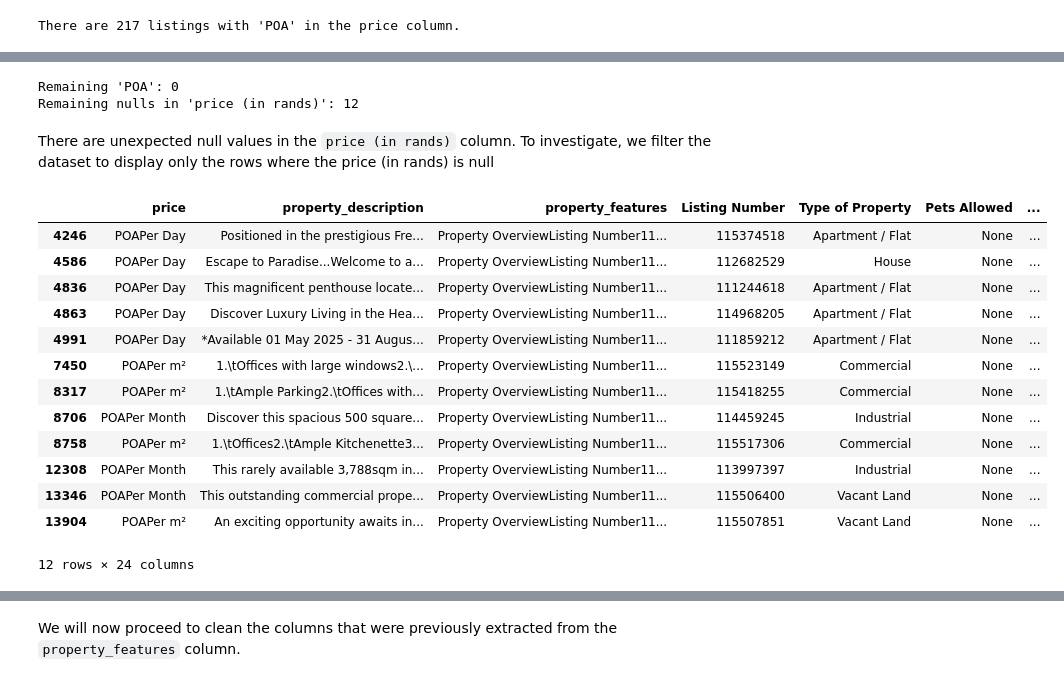
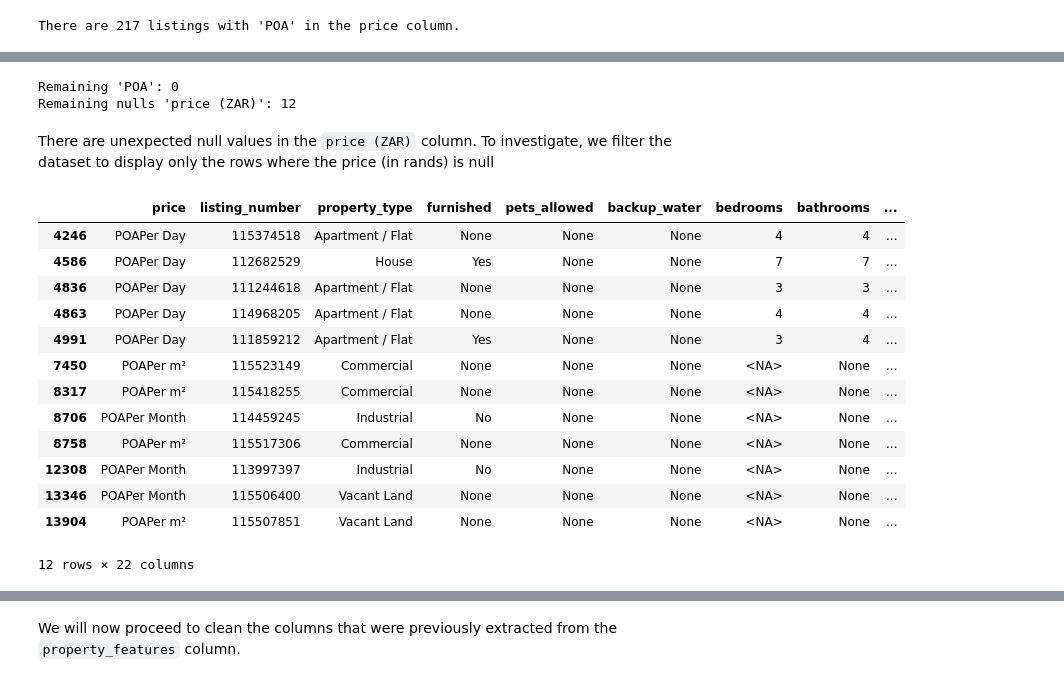
Before and after one commit to preciousratlhagane/south-african-property-market-analysis, a Jupyter notebook: notebooks/01_data_cleaning_rentals.ipynb, the cells around one changed output, grey strips where cells are left out. Saved outputs shown, nothing was run; the diff lists cells and outputs as text; code cells hidden in the pictures.

Commit message:
Add additional comments to code and additional explanations to explain the data cleaning process.

```diff
--- a/notebooks/01_data_cleaning_rentals.ipynb
+++ b/notebooks/01_data_cleaning_rentals.ipynb
@@ -132,3 +136,6 @@ rental_listings = rental_listings.drop_duplicates().reset_index(drop=True)
+# %%
+# Drop the `property_description` column
+rental_listings.drop(columns=['property_description'], inplace=True)
 # %% [markdown]
 #### Property features extraction
 # %% [markdown]
@@ -205,9 +214,9 @@ def extract_bedrooms_from_property_title(title):
     match = re.search(r'(\d+)[-\s]?bedroom', title.lower())
     return int(match.group(1)) if match else None
 
-results_df['Bedrooms'] = results_df['Bedrooms'].fillna(
-    results_df.apply(lambda row: extract_bedrooms_from_property_title(row['property_title']) if pd.isna(row['Bedrooms']) else row['Bedrooms'], axis=1))
+results_df['bedrooms'] = results_df['bedrooms'].fillna(
+    results_df.apply(lambda row: extract_bedrooms_from_property_title(row['property_title']) if pd.isna(row['bedrooms']) else row['bedrooms'], axis=1))
 
-# Optional: convert to integer if needed
-results_df['Bedrooms'] = pd.to_numeric(results_df['Bedrooms'], errors='coerce').astype('Int64')
+# Convert the column to integer
+results_df['bedrooms'] = pd.to_numeric(results_df['bedrooms'], errors='coerce').astype('Int64')
 # %%
@@ -327,14 +335,14 @@ results_df['price_clean'] = results_df['price'].str.replace(
     r'\s+', '', regex=True)
 
 # Now extract the numeric part (digits only, continuous)
-results_df['price (in rands)'] = results_df['price_clean'].str.extract(
+results_df['price (ZAR)'] = results_df['price_clean'].str.extract(
     r'R?(\d+)', expand=False)
 
-# Convert the price(in rands) column to numeric
-results_df['price (in rands)'] = pd.to_numeric(
-    results_df['price (in rands)'], errors='coerce')
+# Convert the price(ZAR) column to numeric
+results_df['price (ZAR)'] = pd.to_numeric(
+    results_df['price (ZAR)'], errors='coerce')
 
-# Drop the helper clean column if you want
+# Drop the helper column `price_clean` column
 results_df.drop(columns=['price_clean'], inplace=True)
 
 # Then clean blank or whitespace-only price_type entries as before
@@ -342,5 +350,5 @@ results_df['price_type'] = results_df['price_type'].replace(
     r'^\s*$', pd.NA, regex=True)
 
 # Preview results
-print(results_df[['price', 'price_type', 'price (in rands)']].head())
+print(results_df[['price', 'price_type', 'price (ZAR)']].head())
 # %% [output]
@@ -405,20 +413,22 @@ There are currently 217 rows containing "POA". To clean this, we will calculate
 # %%
 # Identify POA rows with valid price_type
 poa_mask = results_df['price'].str.lower().str.startswith('poa')
-poa_with_type_mask = poa_mask & results_df['price_type'].notna() & (results_df['price_type'] != '')
+poa_with_type_mask = poa_mask & results_df['price_type'].notna() & (
+    results_df['price_type'] != '')
 
-# Calculate averages for the suburb, Type of Property and price_type
-avg_prices = results_df[~poa_mask & results_df['price (in rands)'].notna()] \
-    .groupby(['suburb', 'Type of Property', 'price_type'])['price (in rands)'] \
+# Calculate averages for the suburb, property_type and price_type
+avg_prices = results_df[~poa_mask & results_df['price (ZAR)'].notna()] \
+    .groupby(['suburb', 'property_type', 'price_type'])['price (ZAR)'] \
     .apply(lambda x: pd.to_numeric(x, errors='coerce').mean()) \
-    .reset_index().rename(columns={'price (in rands)': 'price_avg'})
+    .reset_index().rename(columns={'price (ZAR)': 'price_avg'})
 
 # Merge the averages into the original DataFrame
-results_df = results_df.merge(avg_prices, on=['suburb', 'Type of Property', 'price_type'], how='left')
+results_df = results_df.merge(
+    avg_prices, on=['suburb', 'property_type', 'price_type'], how='left')
 
 # Replace the POA with non-empty price_types with the averages
 results_df.loc[poa_with_type_mask,
-'price (in rands)'] = results_df.loc[poa_with_type_mask, 'price_avg']
+               'price (ZAR)'] = results_df.loc[poa_with_type_mask, 'price_avg']
 
 # Drop the POA rows without a price type
 results_df = results_df[~(poa_mask & ~poa_with_type_mask)]
@@ -427,29 +437,29 @@ results_df = results_df[~(poa_mask & ~poa_with_type_mask)]
 results_df.drop(columns=['price_avg'], inplace=True)
 # %%
 print("Remaining 'POA':", results_df['price'].str.lower().eq('poa').sum())
-print("Remaining nulls in 'price (in rands)':",
-      results_df['price (in rands)'].isna().sum())
+print("Remaining nulls 'price (ZAR)':",
+      results_df['price (ZAR)'].isna().sum())
 # %% [output]
 Remaining 'POA': 0
-Remaining nulls in 'price (in rands)': 12
+Remaining nulls 'price (ZAR)': 12
 # %% [markdown]
-There are unexpected null values in the `price (in rands)` column. To investigate, we filter the dataset to display only the rows where the price (in rands) is null
+There are unexpected null values in the `price (ZAR)` column. To investigate, we filter the dataset to display only the rows where the price (in rands) is null
 # %%
-# Get the rows where price (in rands) is null
-results_df[results_df['price (in rands)'].isna()]
+# Get the rows where price (ZAR) is null
+results_df[results_df['price (ZAR)'].isna()]
 # %% [output]
-|  | price | property_description | property_features | Listing Number | Type of Property | Pets Allowed | ... |
-| 4246 | POAPer Day | Positioned in the prestigious Fre... | Property OverviewListing Number11... | 115374518 | Apartment / Flat | None | ... |
-| 4586 | POAPer Day | Escape to Paradise...Welcome to a... | Property OverviewListing Number11... | 112682529 | House | None | ... |
-| 4836 | POAPer Day | This magnificent penthouse locate... | Property OverviewListing Number11... | 111244618 | Apartment / Flat | None | ... |
-| 4863 | POAPer Day | Discover Luxury Living in the Hea... | Property OverviewListing Number11... | 114968205 | Apartment / Flat | None | ... |
-| 4991 | POAPer Day | *Available 01 May 2025 - 31 Augus... | Property OverviewListing Number11... | 111859212 | Apartment / Flat | None | ... |
-| 7450 | POAPer m² | 1.\tOffices with large windows2.\... | Property OverviewListing Number11... | 115523149 | Commercial | None | ... |
-| 8317 | POAPer m² | 1.\tAmple Parking2.\tOffices with... | Property OverviewListing Number11... | 115418255 | Commercial | None | ... |
-| 8706 | POAPer Month | Discover this spacious 500 square... | Property OverviewListing Number11... | 114459245 | Industrial | None | ... |
-| 8758 | POAPer m² | 1.\tOffices2.\tAmple Kitchenette3... | Property OverviewListing Number11... | 115517306 | Commercial | None | ... |
-| 12308 | POAPer Month | This rarely available 3,788sqm in... | Property OverviewListing Number11... | 113997397 | Industrial | None | ... |
-| 13346 | POAPer Month | This outstanding commercial prope... | Property OverviewListing Number11... | 115506400 | Vacant Land | None | ... |
-| 13904 | POAPer m² | An exciting opportunity awaits in... | Property OverviewListing Number11... | 115507851 | Vacant Land | None | ... |
+|  | price | listing_number | property_type | furnished | pets_allowed | backup_water | bedrooms | bathrooms | ... |
+| 4246 | POAPer Day | 115374518 | Apartment / Flat | None | None | None | 4 | 4 | ... |
+| 4586 | POAPer Day | 112682529 | House | Yes | None | None | 7 | 7 | ... |
+| 4836 | POAPer Day | 111244618 | Apartment / Flat | None | None | None | 3 | 3 | ... |
+| 4863 | POAPer Day | 114968205 | Apartment / Flat | None | None | None | 4 | 4 | ... |
+| 4991 | POAPer Day | 111859212 | Apartment / Flat | Yes | None | None | 3 | 4 | ... |
+| 7450 | POAPer m² | 115523149 | Commercial | None | None | None | <NA> | None | ... |
+| 8317 | POAPer m² | 115418255 | Commercial | None | None | None | <NA> | None | ... |
+| 8706 | POAPer Month | 114459245 | Industrial | No | None | None | <NA> | None | ... |
+| 8758 | POAPer m² | 115517306 | Commercial | None | None | None | <NA> | None | ... |
+| 12308 | POAPer Month | 113997397 | Industrial | No | None | None | <NA> | None | ... |
+| 13346 | POAPer Month | 115506400 | Vacant Land | None | None | None | <NA> | None | ... |
+| 13904 | POAPer m² | 115507851 | Vacant Land | None | None | None | <NA> | None | ... |
-12 rows × 24 columns
+12 rows × 22 columns
 # %% [markdown]
```
Also changed, not shown: parts of 121 cells of this notebook.
